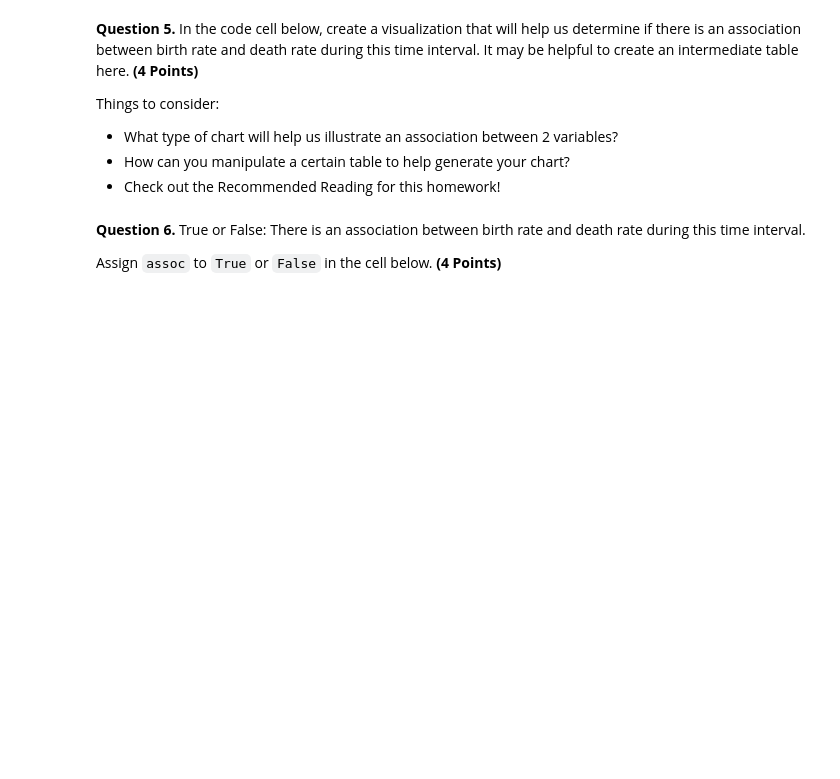
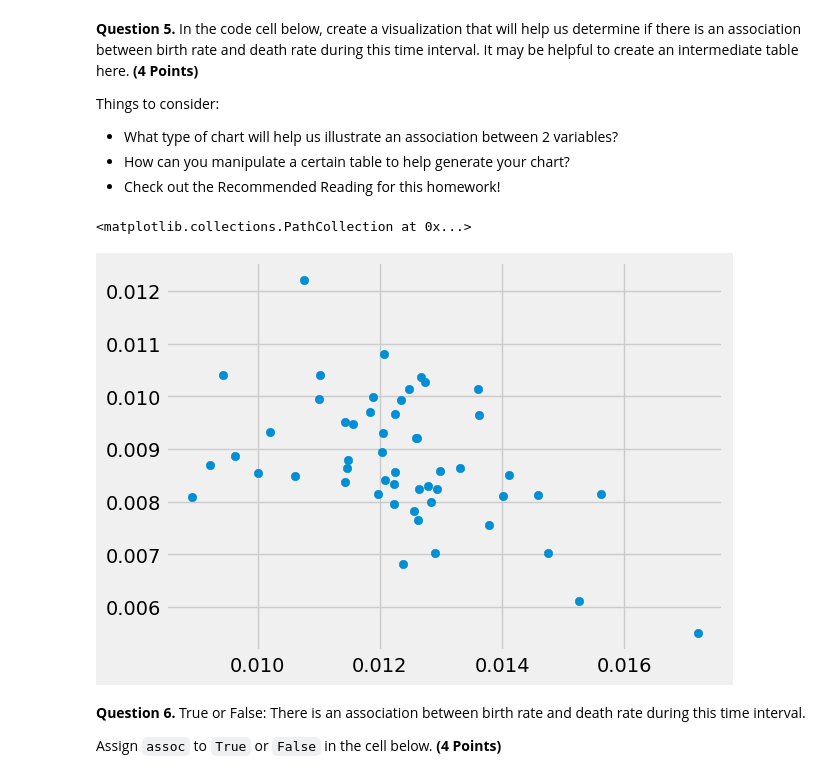
Before and after one commit to nwinbourn/DAT1001-NWinbourn, a Jupyter notebook: hw/hw03/hw03.ipynb, the cells around one changed output. Saved outputs shown, nothing was run; the diff lists cells and outputs as text; code cells hidden in the pictures; blank space fills up the shorter version.

```diff
--- a/hw/hw03/hw03.ipynb
+++ b/hw/hw03/hw03.ipynb
@@ -185,8 +291,11 @@ Things to consider:
 # %%
 # In this cell, use birth_rates and death_rates to generate your visualization
 birth_rates = pop.column('BIRTHS') / pop.column('2015')
 death_rates = pop.column('DEATHS') / pop.column('2015')
-...
+plots.scatter(birth_rates, death_rates)
+# %% [output]
+<matplotlib.collections.PathCollection at 0x...>
+[figure, added]
 # %% [markdown]
 <!-- END QUESTION -->
 
```
Also changed, not shown: parts of 46 cells of this notebook, 16 other files.
